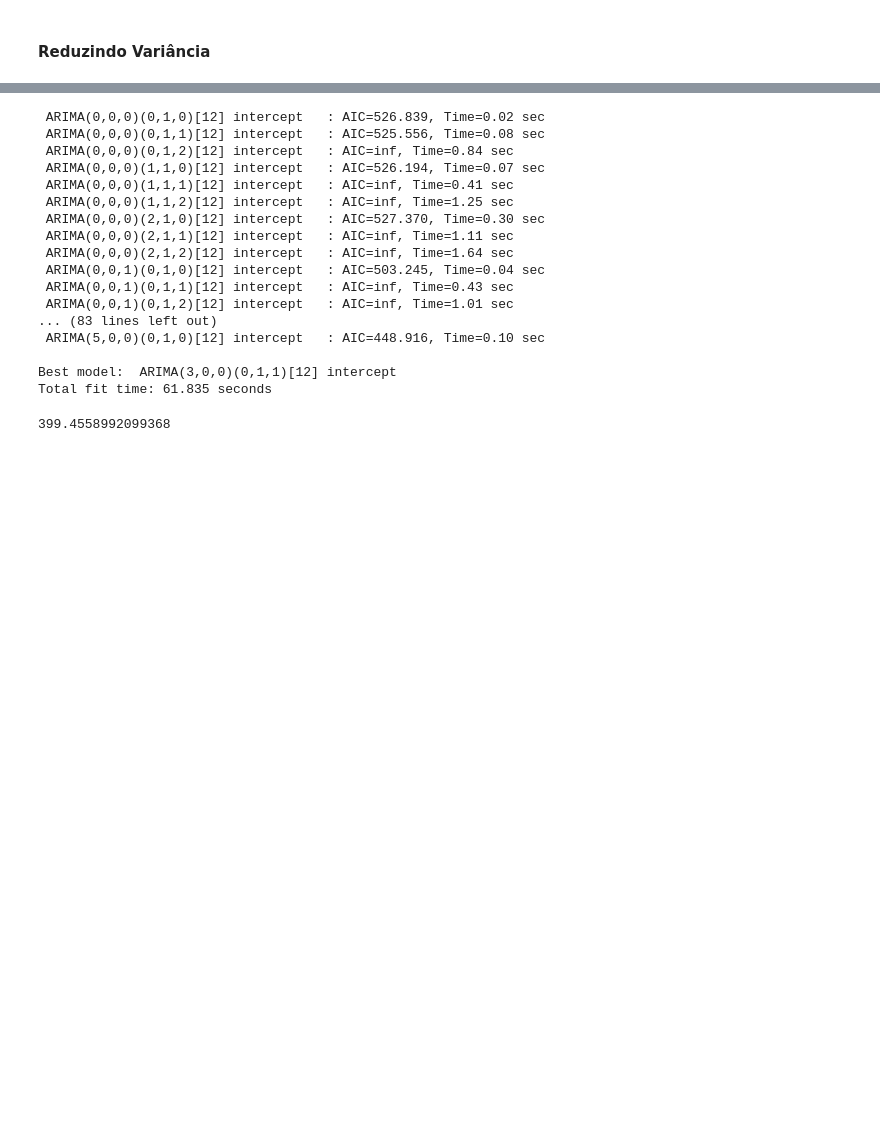
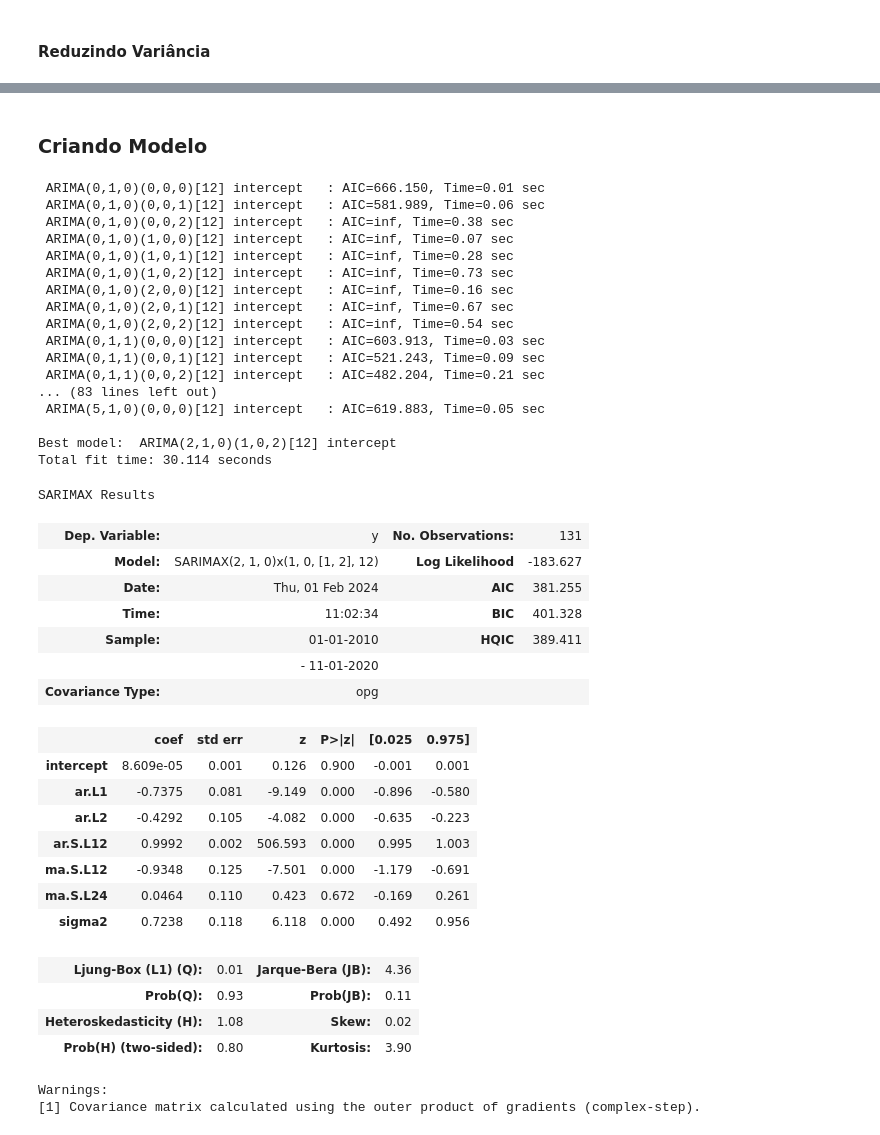
Before and after one commit to lspraciano/timeSeriesChallengeDez23, a Jupyter notebook: supermarket.ipynb, the cells around one changed output, grey strips where cells are left out. Cells and saved outputs as stored; diff of their text form; code cells hidden in the pictures; blank space fills up the shorter version.

```diff
--- a/supermarket.ipynb
+++ b/supermarket.ipynb
@@ -561,0 +564,4 @@ df_arima_cdi["CDI"]: pd.Series = df_arima_cdi["CDI"]**1/3
+# %%
+train_size: int = int(len(df_arima_sales) * 0.8)  # 80% dos dados para treinamento, 20% para teste
+train: pd.DataFrame = df_arima_sales[0:train_size]
+test: pd.DataFrame = df_arima_sales[train_size:]
@@ -562,6 +606,8 @@ df_arima_cdi["CDI"]: pd.Series = df_arima_cdi["CDI"]**1/3
+# %% [markdown]
+### Criando Modelo
 # %%
-arima_model = auto_arima(
-    df_arima_sales["VendasSupermercados"],
+arima_model: ARIMA = auto_arima(
+    train["VendasSupermercados"],
     trace=True,
     stepwise=False,
     seasonal=True,
@@ -569,24 +615,45 @@ arima_model = auto_arima(
     m=12
 )
 # %% [output]
- ARIMA(0,0,0)(0,1,0)[12] intercept   : AIC=526.839, Time=0.02 sec
- ARIMA(0,0,0)(0,1,1)[12] intercept   : AIC=525.556, Time=0.08 sec
- ARIMA(0,0,0)(0,1,2)[12] intercept   : AIC=inf, Time=0.84 sec
- ARIMA(0,0,0)(1,1,0)[12] intercept   : AIC=526.194, Time=0.07 sec
- ARIMA(0,0,0)(1,1,1)[12] intercept   : AIC=inf, Time=0.41 sec
- ARIMA(0,0,0)(1,1,2)[12] intercept   : AIC=inf, Time=1.25 sec
- ARIMA(0,0,0)(2,1,0)[12] intercept   : AIC=527.370, Time=0.30 sec
- ARIMA(0,0,0)(2,1,1)[12] intercept   : AIC=inf, Time=1.11 sec
- ARIMA(0,0,0)(2,1,2)[12] intercept   : AIC=inf, Time=1.64 sec
- ARIMA(0,0,1)(0,1,0)[12] intercept   : AIC=503.245, Time=0.04 sec
- ARIMA(0,0,1)(0,1,1)[12] intercept   : AIC=inf, Time=0.43 sec
- ARIMA(0,0,1)(0,1,2)[12] intercept   : AIC=inf, Time=1.01 sec
+ ARIMA(0,1,0)(0,0,0)[12] intercept   : AIC=666.150, Time=0.01 sec
+ ARIMA(0,1,0)(0,0,1)[12] intercept   : AIC=581.989, Time=0.06 sec
+ ARIMA(0,1,0)(0,0,2)[12] intercept   : AIC=inf, Time=0.38 sec
+ ARIMA(0,1,0)(1,0,0)[12] intercept   : AIC=inf, Time=0.07 sec
+ ARIMA(0,1,0)(1,0,1)[12] intercept   : AIC=inf, Time=0.28 sec
+ ARIMA(0,1,0)(1,0,2)[12] intercept   : AIC=inf, Time=0.73 sec
+ ARIMA(0,1,0)(2,0,0)[12] intercept   : AIC=inf, Time=0.16 sec
+ ARIMA(0,1,0)(2,0,1)[12] intercept   : AIC=inf, Time=0.67 sec
+ ARIMA(0,1,0)(2,0,2)[12] intercept   : AIC=inf, Time=0.54 sec
+ ARIMA(0,1,1)(0,0,0)[12] intercept   : AIC=603.913, Time=0.03 sec
+ ARIMA(0,1,1)(0,0,1)[12] intercept   : AIC=521.243, Time=0.09 sec
+ ARIMA(0,1,1)(0,0,2)[12] intercept   : AIC=482.204, Time=0.21 sec
 ... (83 lines left out)
- ARIMA(5,0,0)(0,1,0)[12] intercept   : AIC=448.916, Time=0.10 sec
+ ARIMA(5,1,0)(0,0,0)[12] intercept   : AIC=619.883, Time=0.05 sec
 
-Best model:  ARIMA(3,0,0)(0,1,1)[12] intercept
-Total fit time: 61.835 seconds
+Best model:  ARIMA(2,1,0)(1,0,2)[12] intercept
+Total fit time: 30.114 seconds
 # %%
-print(arima_model.aic())
+arima_model.summary()
 # %% [output]
-399.4558992099368
+SARIMAX Results
+| Dep. Variable: | y | No. Observations: | 131 |
+| Model: | SARIMAX(2, 1, 0)x(1, 0, [1, 2], 12) | Log Likelihood | -183.627 |
+| Date: | Thu, 01 Feb 2024 | AIC | 381.255 |
+| Time: | 11:02:34 | BIC | 401.328 |
+| Sample: | 01-01-2010 | HQIC | 389.411 |
+|  | - 11-01-2020 |  |  |
+| Covariance Type: | opg |  |  |
+|  | coef | std err | z | P>|z| | [0.025 | 0.975] |
+| intercept | 8.609e-05 | 0.001 | 0.126 | 0.900 | -0.001 | 0.001 |
+| ar.L1 | -0.7375 | 0.081 | -9.149 | 0.000 | -0.896 | -0.580 |
+| ar.L2 | -0.4292 | 0.105 | -4.082 | 0.000 | -0.635 | -0.223 |
+| ar.S.L12 | 0.9992 | 0.002 | 506.593 | 0.000 | 0.995 | 1.003 |
+| ma.S.L12 | -0.9348 | 0.125 | -7.501 | 0.000 | -1.179 | -0.691 |
+| ma.S.L24 | 0.0464 | 0.110 | 0.423 | 0.672 | -0.169 | 0.261 |
+| sigma2 | 0.7238 | 0.118 | 6.118 | 0.000 | 0.492 | 0.956 |
+| Ljung-Box (L1) (Q): | 0.01 | Jarque-Bera (JB): | 4.36 |
+| Prob(Q): | 0.93 | Prob(JB): | 0.11 |
+| Heteroskedasticity (H): | 1.08 | Skew: | 0.02 |
+| Prob(H) (two-sided): | 0.80 | Kurtosis: | 3.90 |
+Warnings:
+[1] Covariance matrix calculated using the outer product of gradients (complex-step).
```
Also changed, not shown: parts of 12 cells of this notebook.
